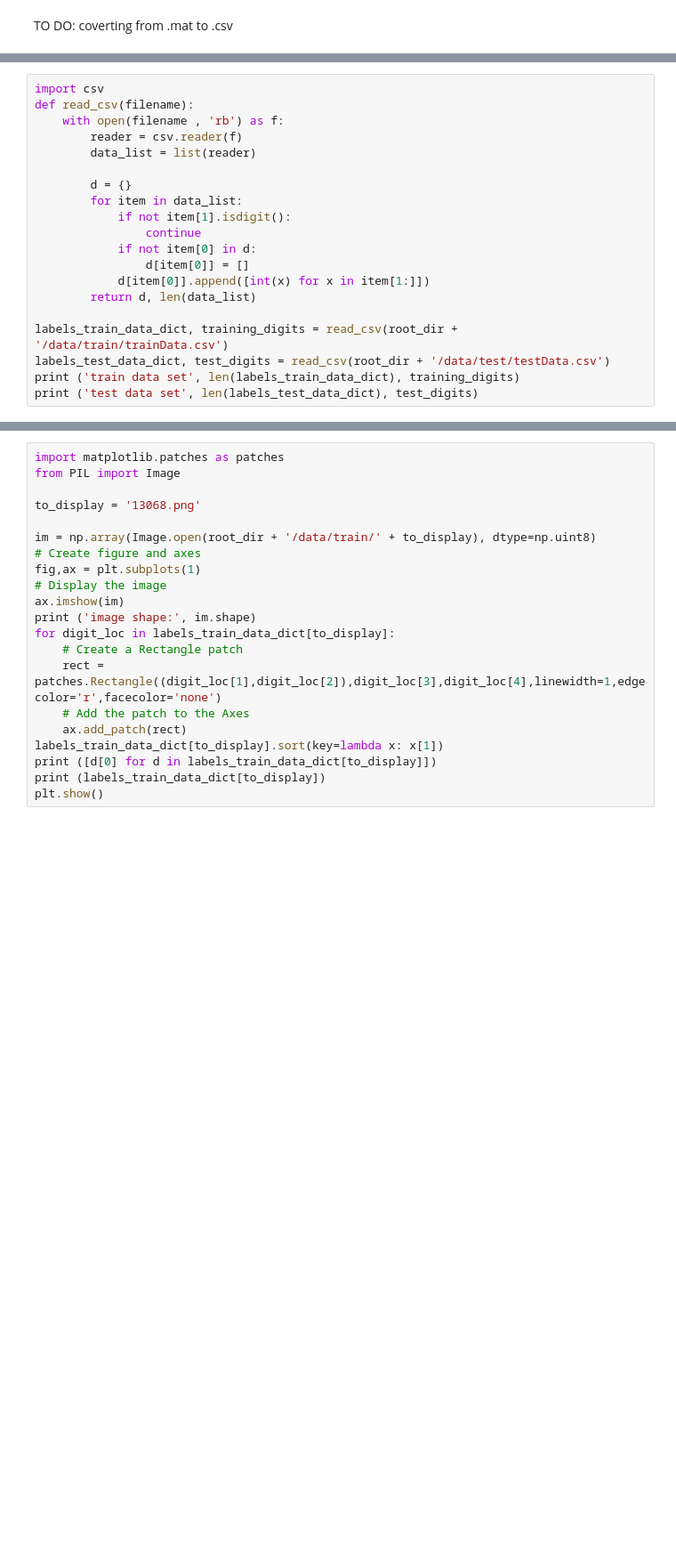
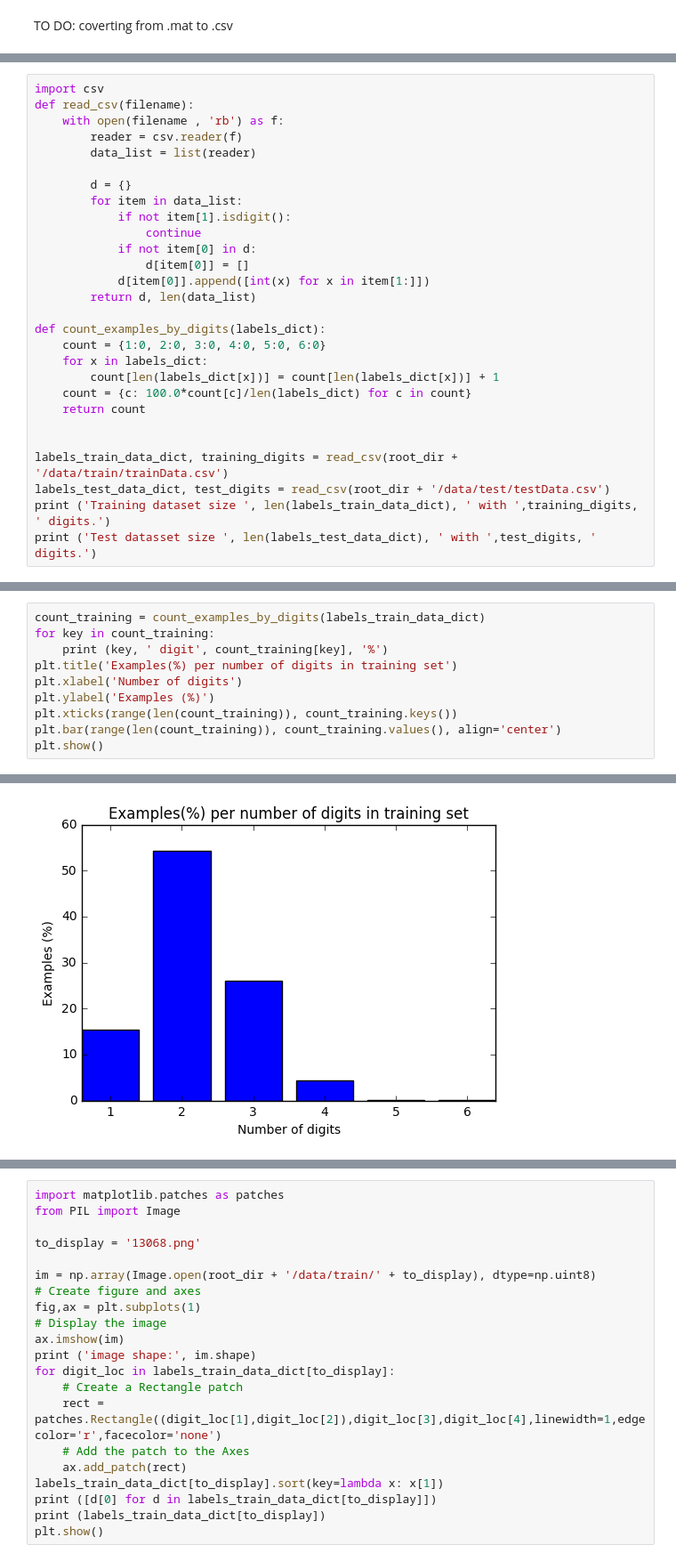
Before and after one commit to Logic4Twisted/SVHN, a Jupyter notebook: SVHN.ipynb, the cells around one changed output, grey strips where cells are left out. Shown: that part at 89% size. Saved outputs shown, nothing was run; the diff lists cells and outputs as text; blank space fills up the shorter version.

```diff
--- a/SVHN.ipynb
+++ b/SVHN.ipynb
@@ -55,8 +52,16 @@ def read_csv(filename):
             d[item[0]].append([int(x) for x in item[1:]])
         return d, len(data_list)
 
+def count_examples_by_digits(labels_dict):
+    count = {1:0, 2:0, 3:0, 4:0, 5:0, 6:0}
+    for x in labels_dict:
+        count[len(labels_dict[x])] = count[len(labels_dict[x])] + 1
+    count = {c: 100.0*count[c]/len(labels_dict) for c in count}
+    return count
+
+
 labels_train_data_dict, training_digits = read_csv(root_dir + '/data/train/trainData.csv')
 labels_test_data_dict, test_digits = read_csv(root_dir + '/data/test/testData.csv')
-print ('train data set', len(labels_train_data_dict), training_digits)
-print ('test data set', len(labels_test_data_dict), test_digits)
+print ('Training dataset size ', len(labels_train_data_dict), ' with ',training_digits, ' digits.')
+print ('Test datasset size ', len(labels_test_data_dict), ' with ',test_digits, ' digits.')
 # %% [output]
@@ -68,0 +73,11 @@ labels_train_data_dict['10855.png']
+# %%
+count_training = count_examples_by_digits(labels_train_data_dict)
+for key in count_training:
+    print (key, ' digit', count_training[key], '%')
+plt.title('Examples(%) per number of digits in training set')
+plt.xlabel('Number of digits')
+plt.ylabel('Examples (%)')
+plt.xticks(range(len(count_training)), count_training.keys())
+plt.bar(range(len(count_training)), count_training.values(), align='center')
+plt.show()
+# %% [output]
@@ -68,0 +90 @@ labels_train_data_dict['10855.png']
+[figure, added]
```
Also changed, not shown: parts of 26 cells of this notebook, 1 other file.
